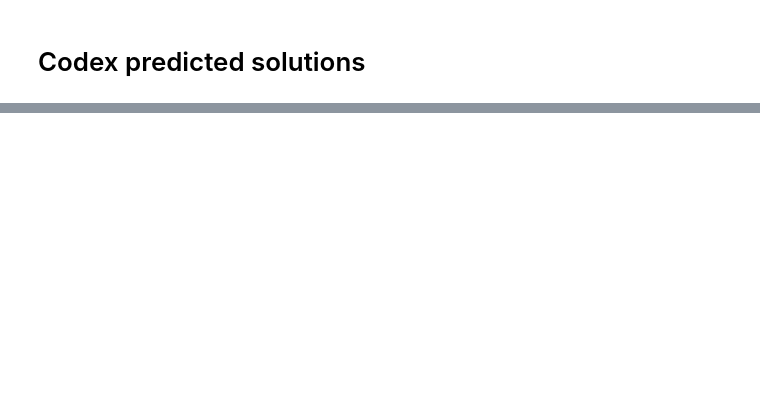
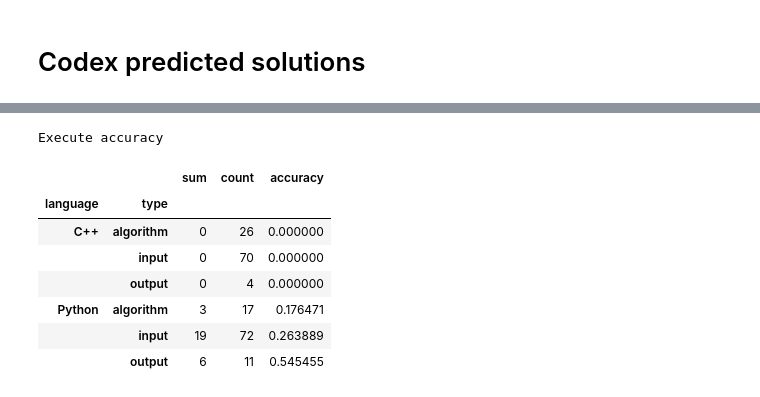
Before and after one commit to alexjercan/bug-detection, a Jupyter notebook: codex/EDA.ipynb, the cells around one changed output, grey strips where cells are left out. Drawn from its saved outputs; the diff is of its cells as text; code cells hidden in the pictures; blank space fills up the shorter version.

```diff
--- a/codex/EDA.ipynb
+++ b/codex/EDA.ipynb
@@ -42,3 +118,21 @@ codex_lang_df
+# %%
+codex_lang_df = codex_df.groupby(["language", "type"])["correct_execute"].agg(
+    ["sum", "count"]
+)
+codex_lang_df["accuracy"] = codex_lang_df["sum"] / codex_lang_df["count"]
+
+print("Execute accuracy")
+codex_lang_df
+# %% [output]
+Execute accuracy
+|  |  | sum | count | accuracy |
+| language | type |  |  |  |
+| C++ | algorithm | 0 | 26 | 0.000000 |
+|  | input | 0 | 70 | 0.000000 |
+|  | output | 0 | 4 | 0.000000 |
+| Python | algorithm | 3 | 17 | 0.176471 |
+|  | input | 19 | 72 | 0.263889 |
+|  | output | 6 | 11 | 0.545455 |
 # %%
 def color_source(source_code: str, i1: int, i2: int, color: str='red'):
     lines = source_code.splitlines(keepends=True)
```
Also changed, not shown: parts of 11 cells of this notebook, 1 other file.
